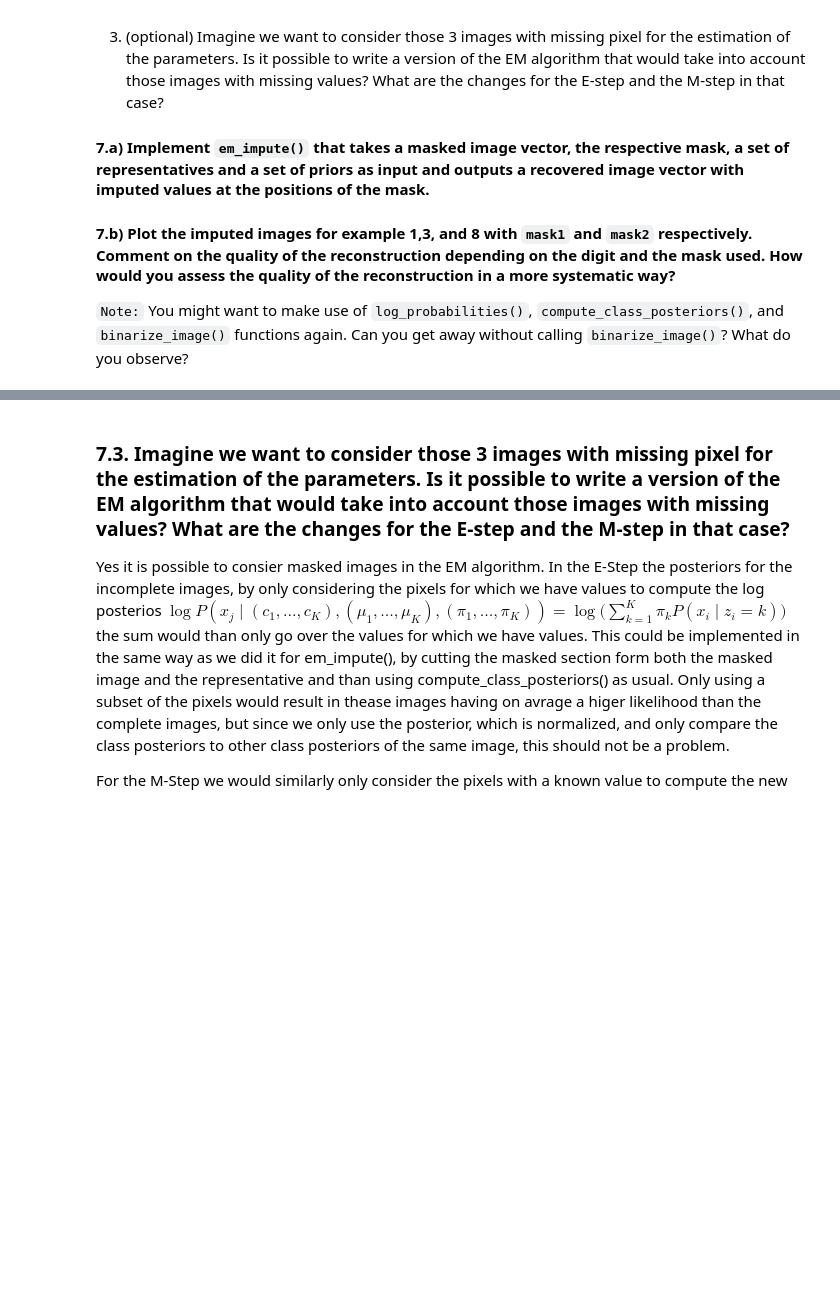
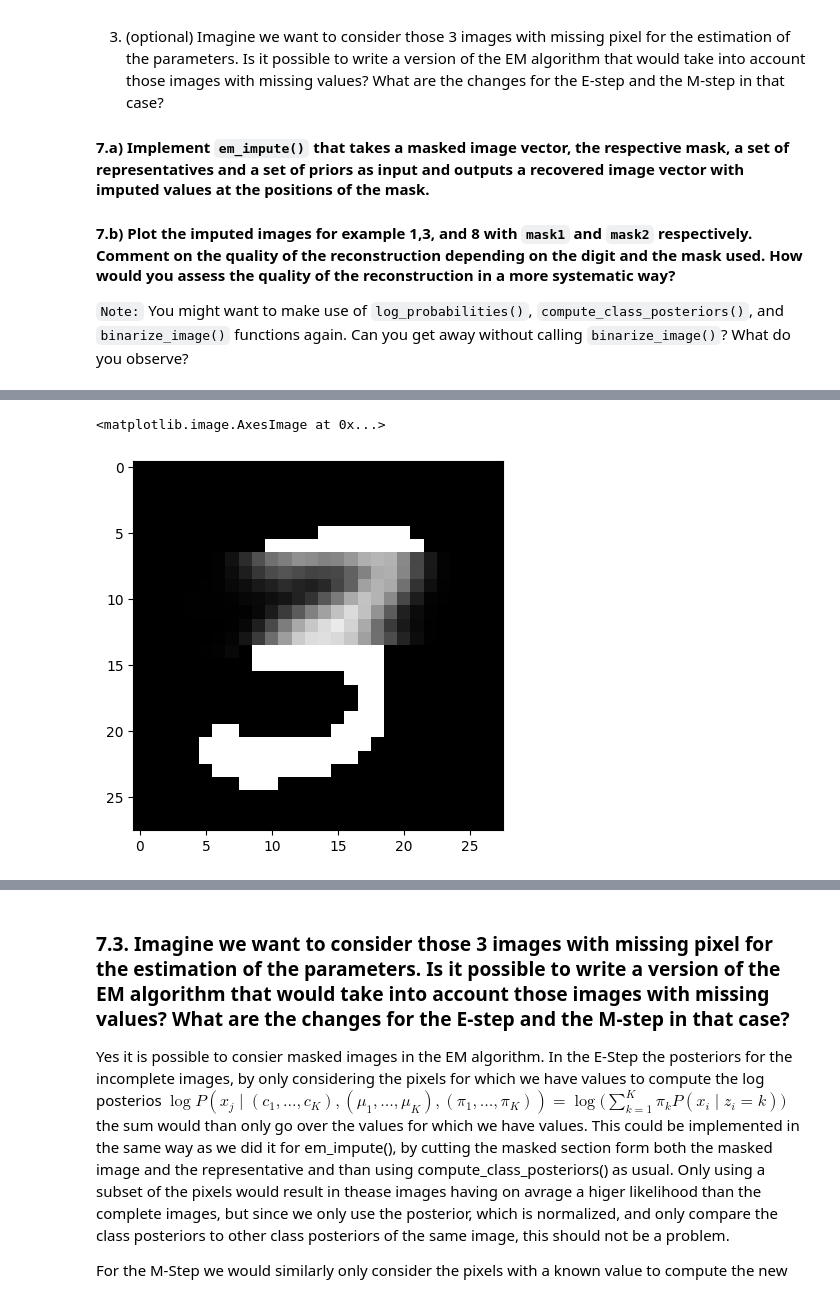
Before and after one commit to Jynns/AppliedPML_GroupA, a Jupyter notebook: assignement-em/Project_Mixture_model2.ipynb, the cells around one changed output, grey strips where cells are left out. Saved outputs shown, nothing was run; the diff lists cells and outputs as text; code cells hidden in the pictures; blank space fills up the shorter version.

```diff
--- a/assignement-em/Project_Mixture_model2.ipynb
+++ b/assignement-em/Project_Mixture_model2.ipynb
@@ -1123,18 +1130,19 @@ def em_impute(x_masked, mask, class_representatives, class_priors, K = 10):
     class_representatives_vis = class_representatives[:, mask]
     # log_props_vis = log_probabilities(x_vis, class_representative=class_representatives_vis)
     posteriors = compute_class_posteriors(x_vis.reshape((1, x_vis.shape[0])), class_representatives_vis, class_priors)
-
     result = posteriors @ class_representatives  # d,k x k = d, 1
-
     c = np.where(mask, x_masked, result)
-    return binarize_image(c*255)
+    return c * 255
 
 
 #TODO:???class_representatives_lst, priors_lst, assignments, log_likelihoods
-example_1_imputed = em_impute(example_1_masked, mask1, class_representatives_lst, priors_lst, K = 20)
-example_3_imputed = em_impute(example_3_masked, mask1, class_representatives_lst, priors_lst, K = 20)
-example_8_imputed = em_impute(example_8_masked, mask1, class_representatives_lst, priors_lst, K = 20)
+example_1_imputed = em_impute(example_1_masked, mask1, class_representatives_lst_20, priors_lst_20, K = 20)
+example_3_imputed = em_impute(example_3_masked, mask1, class_representatives_lst_20, priors_lst_20, K = 20)
+example_8_imputed = em_impute(example_8_masked, mask1, class_representatives_lst_20, priors_lst_20, K = 20)
 
-plt.imshow(example_3_X_bin_mat, cmap = 'grey')
+# plt.imshow(example_3_X_bin_mat, cmap = 'grey')
 # %%
-plt.imshow(recover_image_matrix(example_3_masked), cmap = 'grey')
+plt.imshow(recover_image_matrix(example_3_imputed), cmap = 'grey')
+# %% [output]
+<matplotlib.image.AxesImage at 0x...>
+[figure, added]
```
Also changed, not shown: parts of 21 cells of this notebook.
